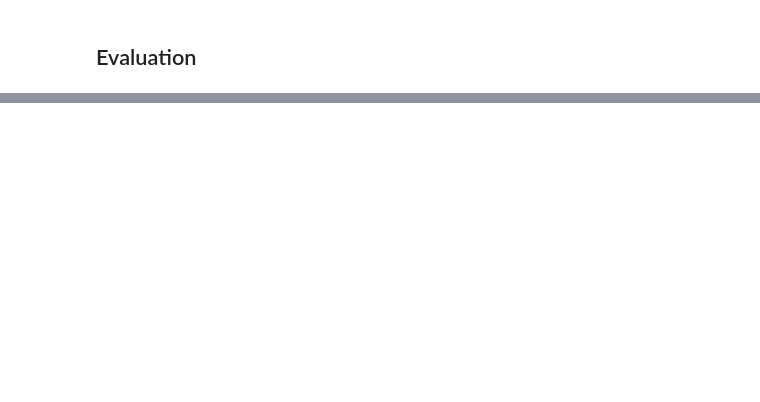
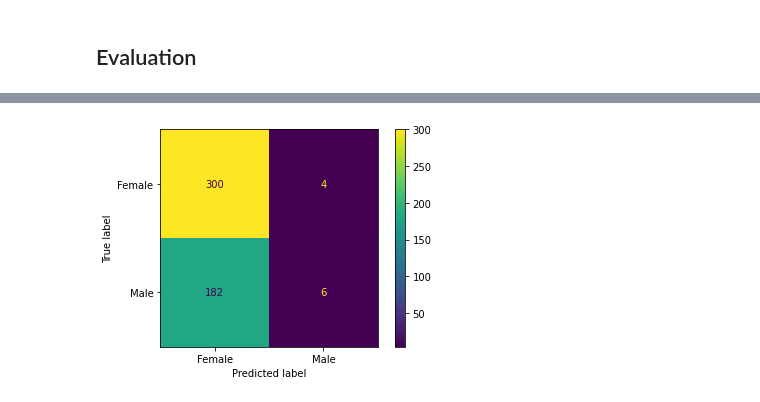
Before and after one commit to ackermanjayjay/walkhtrough-ai, a Jupyter notebook: Classification/learn_classificationipynb.ipynb, the cells around one changed output, grey strips where cells are left out. Cells and saved outputs as stored; diff of their text form; code cells hidden in the pictures; blank space fills up the shorter version.

Commit message:
evaluation done and confusion matrix done

```diff
--- a/Classification/learn_classificationipynb.ipynb
+++ b/Classification/learn_classificationipynb.ipynb
@@ -261,4 +261,4 @@ _ = plot_tree(tree, feature_names=tree.feature_names_in_,
 # %% [output]
 [figure]
 # %%
-data_test["predict"]=tree.predict(data_test)
+predict=tree.predict(data_test)
@@ -282,0 +269,2 @@ data_test
+# %%
+pred=tree.predict(data_test)
@@ -282,0 +292,9 @@ data_test
+# %%
+cm = confusion_matrix(target_test, pred, labels=tree.classes_)
+# %%
+disp = ConfusionMatrixDisplay(confusion_matrix=cm,
+                               display_labels=tree.classes_)
+disp.plot()
+plt.show()
+# %% [output]
+[figure, added]
```
Also changed, not shown: parts of 7 cells of this notebook.
